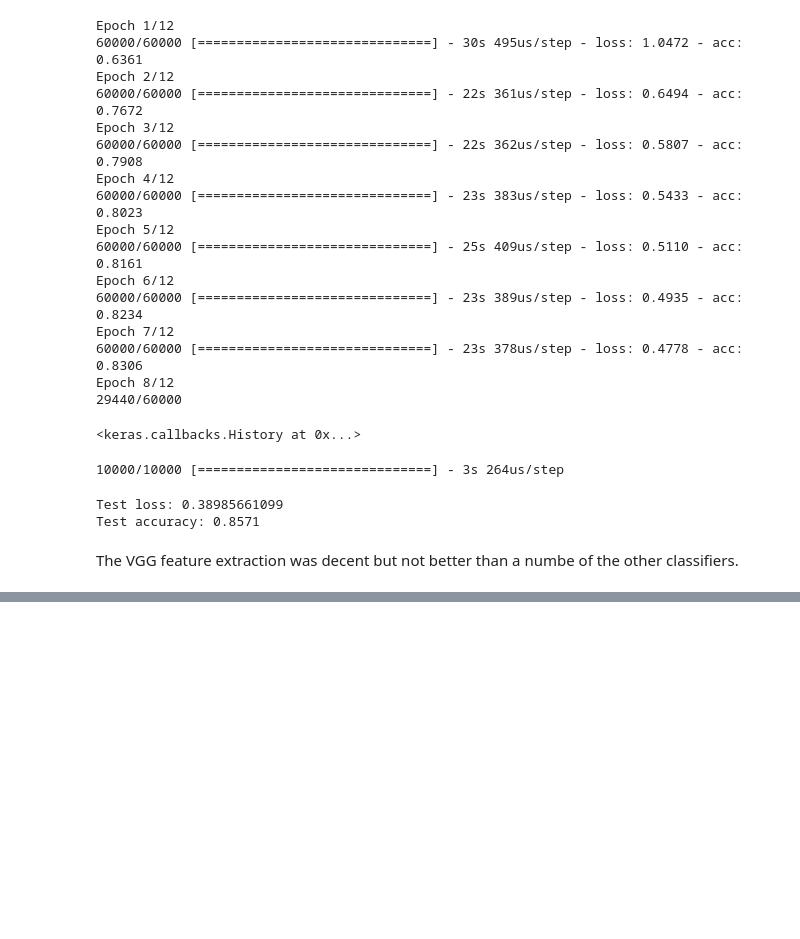
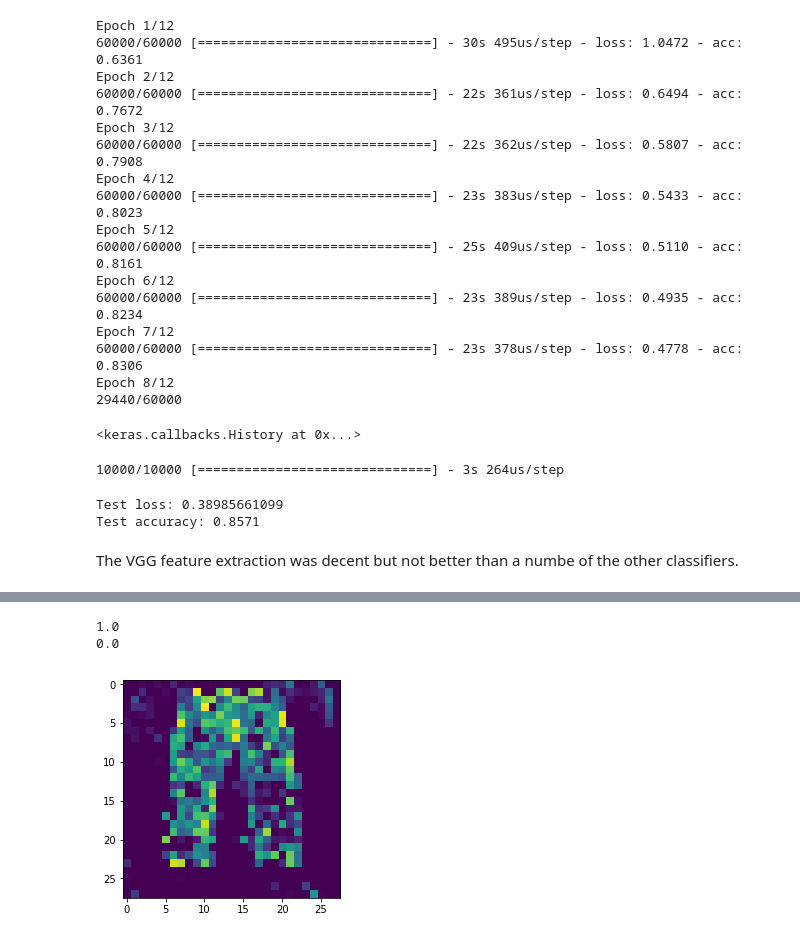
Before and after one commit to ParkerWilliamson/clothingCategorization, a Jupyter notebook: Clothing_Categorization_exploration.ipynb, the cells around one changed output, grey strips where cells are left out. Drawn from its saved outputs; the diff is of its cells as text; code cells hidden in the pictures; blank space fills up the shorter version.

```diff
--- a/Clothing_Categorization_exploration.ipynb
+++ b/Clothing_Categorization_exploration.ipynb
@@ -614,0 +622,16 @@ The VGG feature extraction was decent but not better than a numbe of the other c
+# %%
+imageDark=1
+if imageDark==1:
+    subtractBackground1 = (1-gray_resized1)-np.mean(1-gray_resized1)
+else:
+    subtractBackground1 = (gray_resized1)-np.mean(gray_resized1)
+subtractBackground1[subtractBackground1 < 0] = 0
+normed_gray1 = (subtractBackground1-np.min(subtractBackground1))*(1/(np.max(subtractBackground1)-np.min(subtractBackground1)))
+print(np.max((normed_gray1)))
+print(np.min(normed_gray1))
+plt.imshow(normed_gray1)
+plt.show()
+# %% [output]
+1.0
+0.0
+[figure, added]
```
Also changed, not shown: parts of 11 cells of this notebook, 8 other files.
